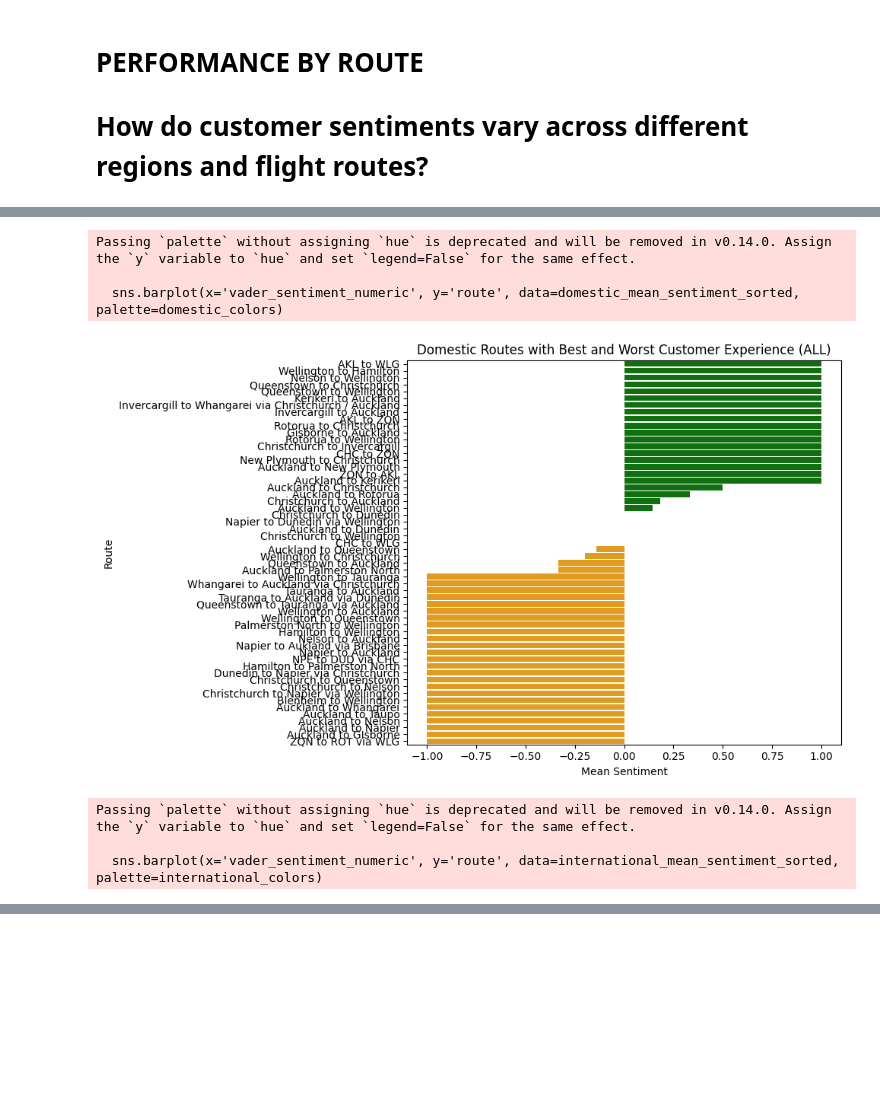
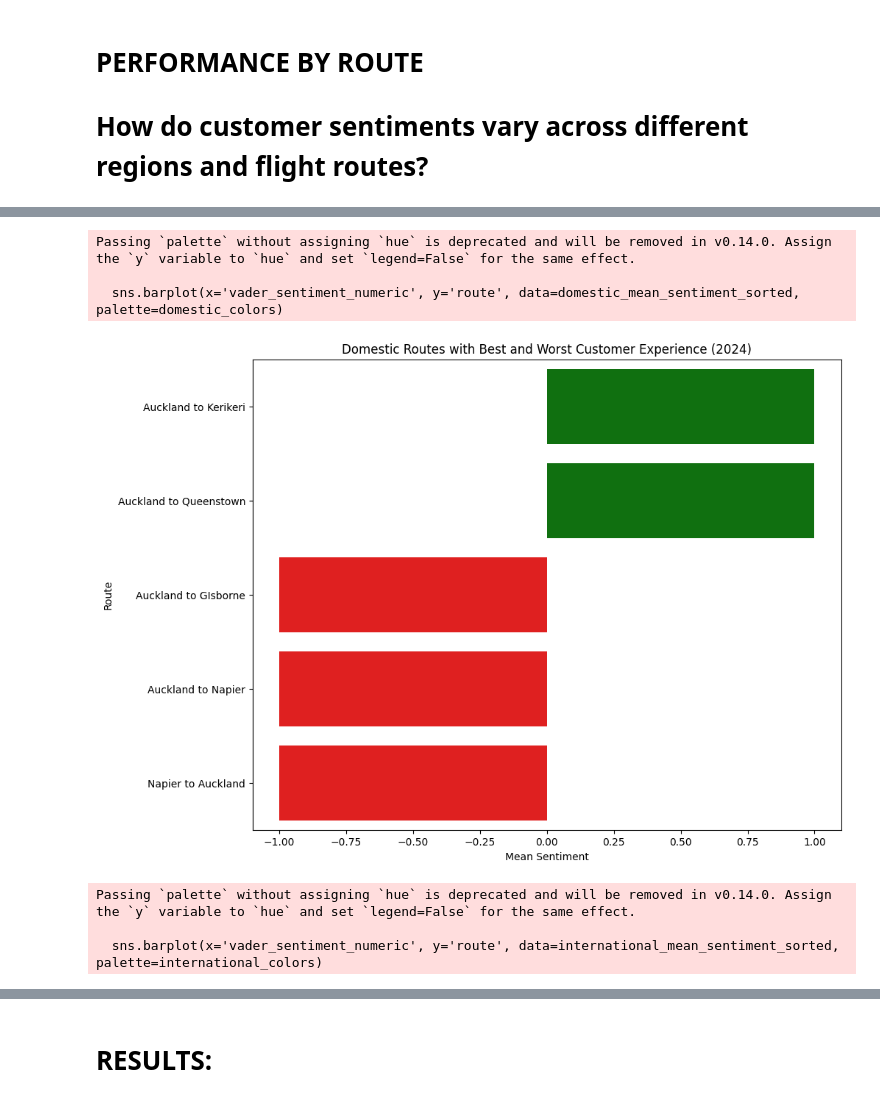
Before and after one commit to ainna-sabado/air-new-zealand-customer-feedback-analysis, a Jupyter notebook: current-eda.ipynb, the cells around one changed output, grey strips where cells are left out. Drawn from its saved outputs; the diff is of its cells as text; code cells hidden in the pictures; blank space fills up the shorter version.

Commit message:
current eda complete.
adjustable to select either per year, of ALL

```diff
--- a/current-eda.ipynb
+++ b/current-eda.ipynb
@@ -5,8 +5,9 @@ import seaborn as sns
 from datetime import datetime
 
 # Set the CSV file path and year for analysis
+# If year, input only the year. If in general, input "ALL" with apostrophes
 csv_file = 'nz_reviews_with_routes.csv'
-chosen_year = "ALL"
+chosen_year = 2024
 
 reviews_df = pd.read_csv(csv_file)
 reviews_df.head()
@@ -460,7 +871,7 @@ def get_color(sentiment_value):
     if sentiment_value > 0:
         return 'green'
     else:
-        return 'orange'  # amber for negative and neutral
+        return 'red'
 
 # Apply color mapping
 domestic_mean_sentiment_sorted['color'] = domestic_mean_sentiment_sorted['vader_sentiment_numeric'].apply(get_color)
@@ -470,28 +881,41 @@ international_mean_sentiment_sorted['color'] = international_mean_sentiment_sort
 domestic_colors = domestic_mean_sentiment_sorted['color'].tolist()
 international_colors = international_mean_sentiment_sorted['color'].tolist()
 # %%
+# Define a base height and scale factor
+base_height = 6
+height_per_route = 0.4  # Adjust this factor as needed
+
+# Calculate the height based on the number of routes
+num_routes_domestic = len(domestic_mean_sentiment_sorted)
+num_routes_international = len(international_mean_sentiment_sorted)
+
+fig_height_domestic = base_height + (num_routes_domestic * height_per_route)
+fig_height_international = base_height + (num_routes_international * height_per_route)
+
 # Plot domestic routes
-plt.figure(figsize=(10, 6))
+plt.figure(figsize=(10, fig_height_domestic))
 sns.barplot(x='vader_sentiment_numeric', y='route', data=domestic_mean_sentiment_sorted, palette=domestic_colors)
 plt.title(f"Domestic Routes with Best and Worst Customer Experience ({chosen_year})")
 plt.xlabel("Mean Sentiment")
 plt.ylabel("Route")
 plt.tight_layout()
+plt.subplots_adjust(left=0.1, right=0.9, top=0.9, bottom=0.1)
 plt.show()
 
 # Plot international routes
-plt.figure(figsize=(10, 6))
+plt.figure(figsize=(10, fig_height_international))
 sns.barplot(x='vader_sentiment_numeric', y='route', data=international_mean_sentiment_sorted, palette=international_colors)
 plt.title(f"International Routes with Best and Worst Customer Experience ({chosen_year})")
 plt.xlabel("Mean Sentiment")
 plt.ylabel("Route")
 plt.tight_layout()
+plt.subplots_adjust(left=0.1, right=0.9, top=0.9, bottom=0.1)
 plt.show()
 # %% [output]
 Passing `palette` without assigning `hue` is deprecated and will be removed in v0.14.0. Assign the `y` variable to `hue` and set `legend=False` for the same effect.
 
   sns.barplot(x='vader_sentiment_numeric', y='route', data=domestic_mean_sentiment_sorted, palette=domestic_colors)
-[figure, old version]
+[figure, new version]
 Passing `palette` without assigning `hue` is deprecated and will be removed in v0.14.0. Assign the `y` variable to `hue` and set `legend=False` for the same effect.
 
   sns.barplot(x='vader_sentiment_numeric', y='route', data=international_mean_sentiment_sorted, palette=international_colors)
@@ -498,0 +923,2 @@ Passing `palette` without assigning `hue` is deprecated and will be removed in v
+# %% [markdown]
+# RESULTS:
```
Also changed, not shown: parts of 29 cells of this notebook, 1 other file.
